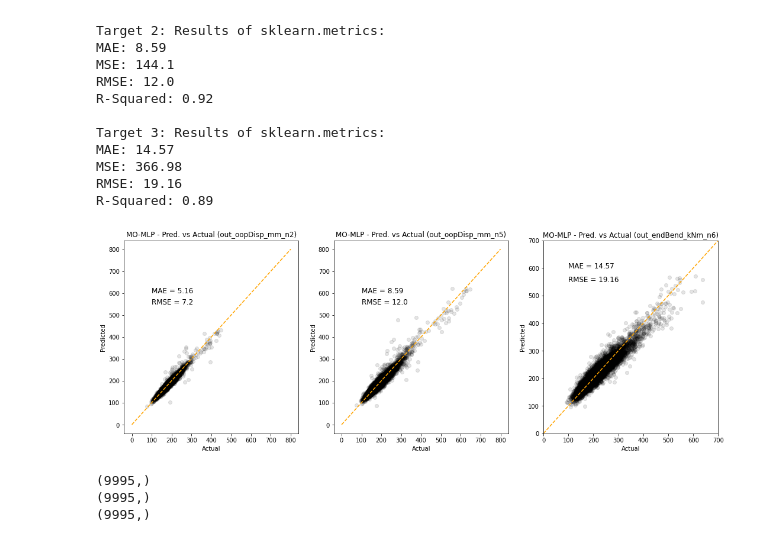
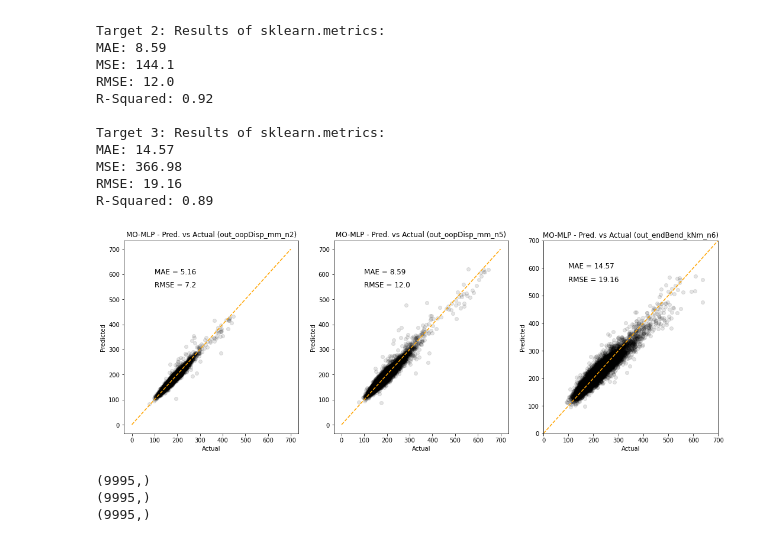
Before and after one commit to 3minuterecord/slug_spools, a Jupyter notebook: 4_initial_ml_model_trials.ipynb, the cells around one changed output. Cells and saved outputs as stored; diff of their text form; code cells hidden in the pictures.

```diff
--- a/4_initial_ml_model_trials.ipynb
+++ b/4_initial_ml_model_trials.ipynb
@@ -541,22 +541,22 @@ R-Squared: 0.89
 # %%
 fig, ax = plt.subplots(1, 3, figsize = (18, 6))
 
 for p in range(3):
     mae = round(globals()[f'mae_momlp_{p}'], 2)
     rmse = round(globals()[f'rmse_momlp_{p}'], 2)
     ax[p].scatter(y[:, p], yhat[:, p], color = 'black', zorder = 1, alpha=0.1)
-    ax[p].plot([0, 800], [0, 800], '--', color = 'orange', zorder = 2)
+    ax[p].plot([0, 700], [0, 700], '--', color = 'orange', zorder = 2)
     ax[p].set(ylabel = 'Predicted', xlabel = 'Actual')
     ax[p].set_title(f'MO-MLP - Pred. vs Actual ({pred_target[p]})')
     ax[p].text(100, 600, f'MAE = {round(mae, 2)}', fontsize = 12)
     ax[p].text(100, 550, f'RMSE = {round(rmse, 2)}', fontsize = 12)
 
 plt.xlim(0, 700)
 plt.ylim(0, 700)
 
 plt.show()
 # %% [output]
-[figure, old version]
+[figure, new version]
 # %%
 print(yhat[:, 0].shape)
 print(yhat[:, 1].shape)
```
Also changed, not shown: parts of 24 cells of this notebook, 1 other file.
